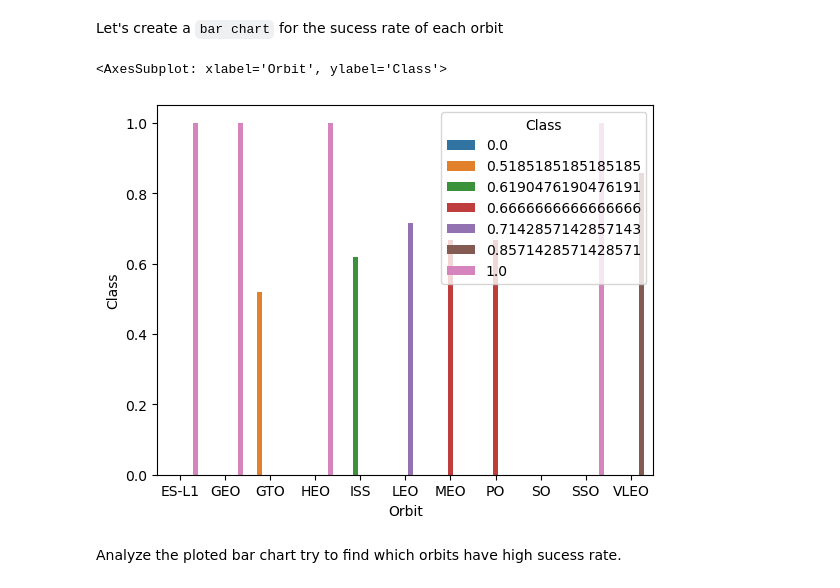
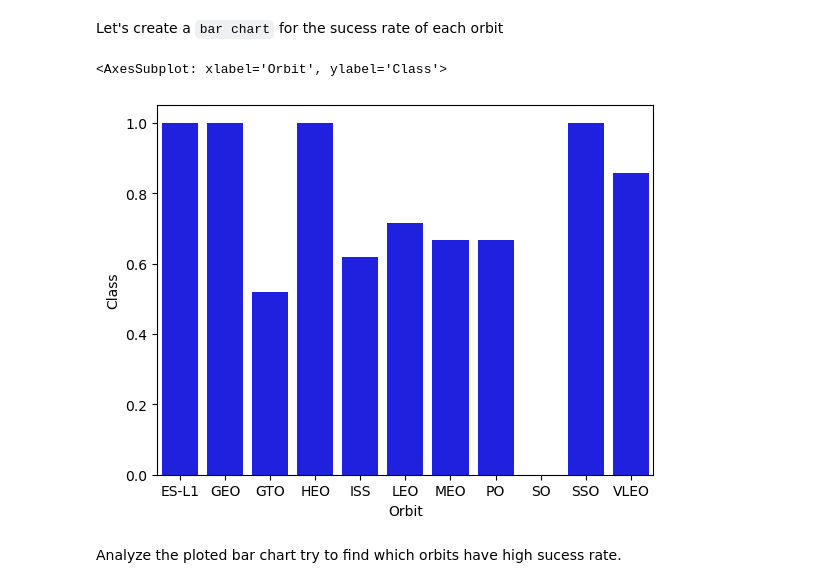
Before and after one commit to menthole0/Test-for-Public-code, a Jupyter notebook: Capstone/jupyter-labs-eda-dataviz.ipynb, the cells around one changed output. Saved outputs shown, nothing was run; the diff lists cells and outputs as text; code cells hidden in the pictures.

```diff
--- a/Capstone/jupyter-labs-eda-dataviz.ipynb
+++ b/Capstone/jupyter-labs-eda-dataviz.ipynb
@@ -116,11 +128,11 @@ Let's create a `bar chart` for the sucess rate of each orbit
 # %%
 # HINT use groupby method on Orbit column and get the mean of Class column
 orbit_success = df.groupby('Orbit').mean()
 orbit_success.reset_index(inplace=True)
-sns.barplot(x="Orbit",y="Class",data=orbit_success,hue='Class')
+sns.barplot(x="Orbit",y="Class",data=orbit_success,width=0.8,color="blue")
 # %% [output]
 <AxesSubplot: xlabel='Orbit', ylabel='Class'>
-[figure, old version]
+[figure, new version]
 # %% [markdown]
 Analyze the ploted bar chart try to find which orbits have high sucess rate.
 # %% [markdown]
```
Also changed, not shown: parts of 5 cells of this notebook, 6 other files.
